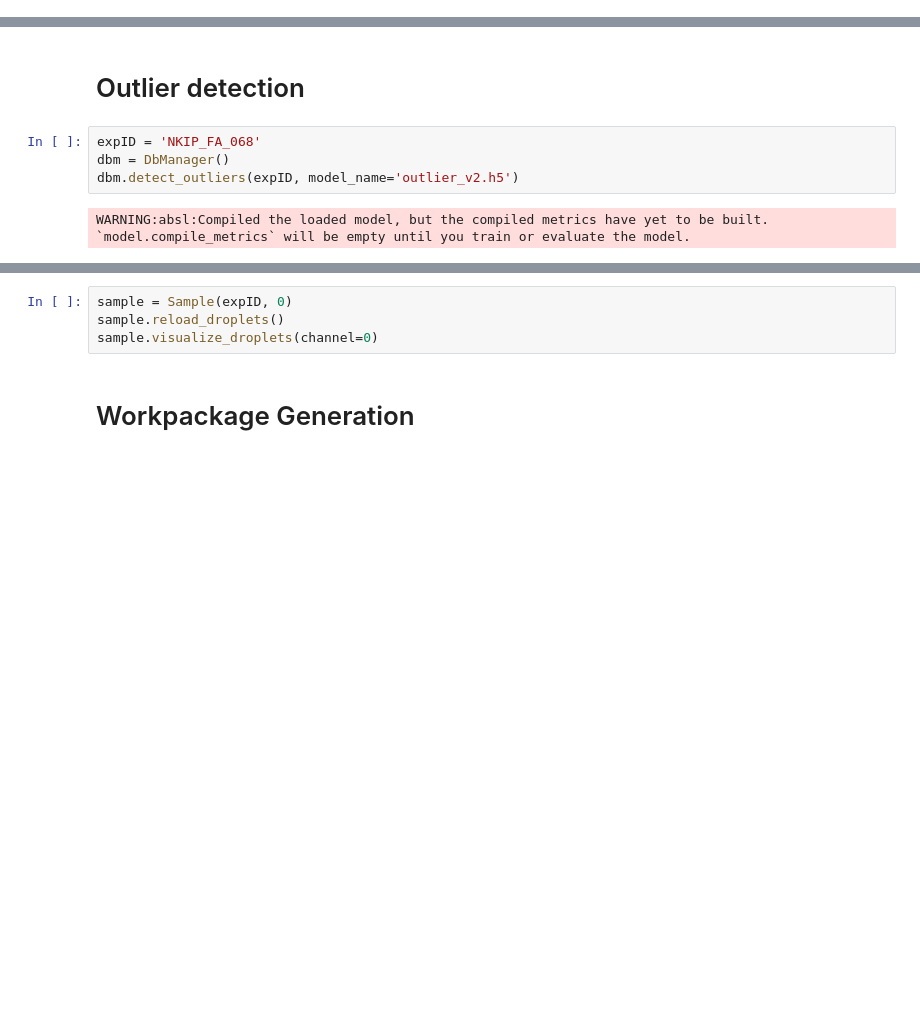
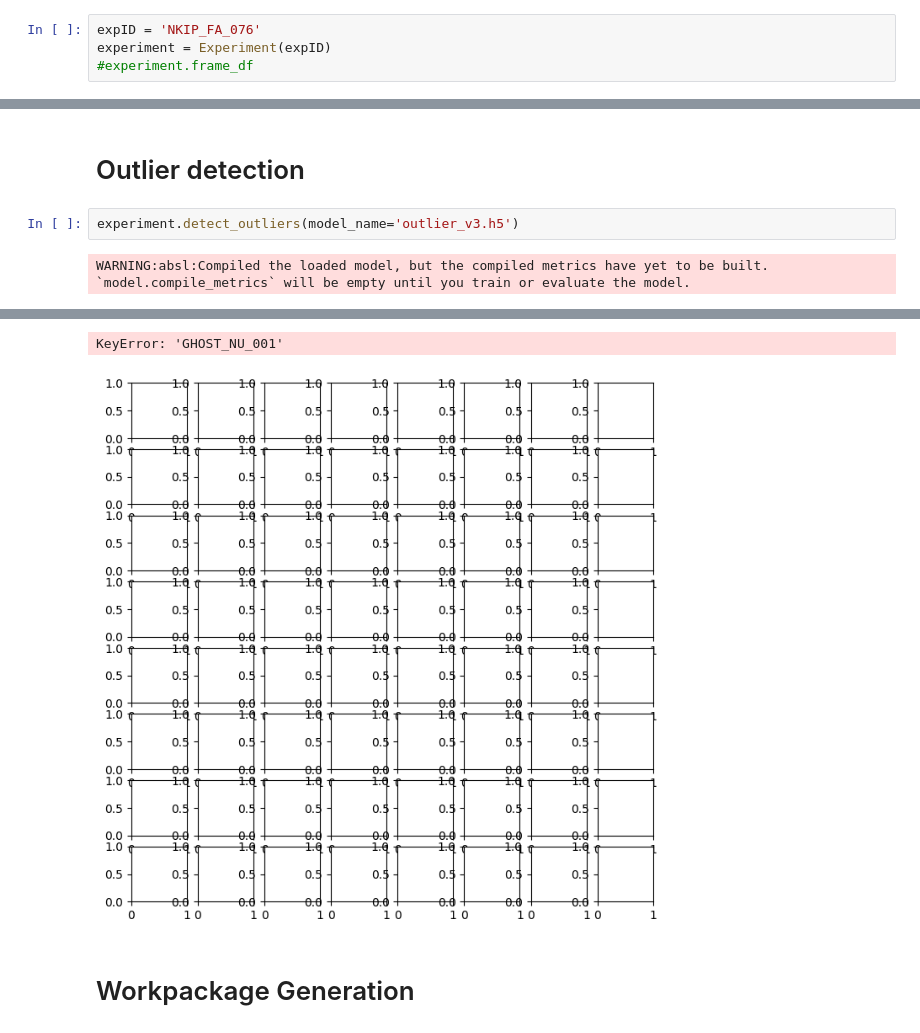
Before and after one commit to fauberma/droplet-phenotyping, a Jupyter notebook: Analysis/full_pipeline.ipynb, the cells around one changed output, grey strips where cells are left out. Drawn from its saved outputs; the diff is of its cells as text; blank space fills up the shorter version.

```diff
--- a/Analysis/full_pipeline.ipynb
+++ b/Analysis/full_pipeline.ipynb
@@ -48,2 +62,6 @@ rawloader.frame_df
+# %%
+expID = 'NKIP_FA_076'
+experiment = Experiment(expID)
+#experiment.frame_df
 # %% [markdown]
 # Droplet detection
@@ -74,8 +96,6 @@ dbm.detect_droplets(expID, mode='sweep')
 # %% [markdown]
 # Outlier detection
 # %%
-expID = 'NKIP_FA_068'
-dbm = DbManager()
-dbm.detect_outliers(expID, model_name='outlier_v2.h5')
+experiment.detect_outliers(model_name='outlier_v3.h5')
 # %% [output]
 WARNING:absl:Compiled the loaded model, but the compiled metrics have yet to be built. `model.compile_metrics` will be empty until you train or evaluate the model.
@@ -100,7 +105,5 @@ WARNING:absl:Compiled the loaded model, but the compiled metrics have yet to be
+KeyError: 'GHOST_NU_001'
+[figure, added]
-# %%
-sample = Sample(expID, 0)
-sample.reload_droplets()
-sample.visualize_droplets(channel=0)
 # %% [markdown]
 # Workpackage Generation
 # %%
```
Also changed, not shown: parts of 15 cells of this notebook, 9 other files.
